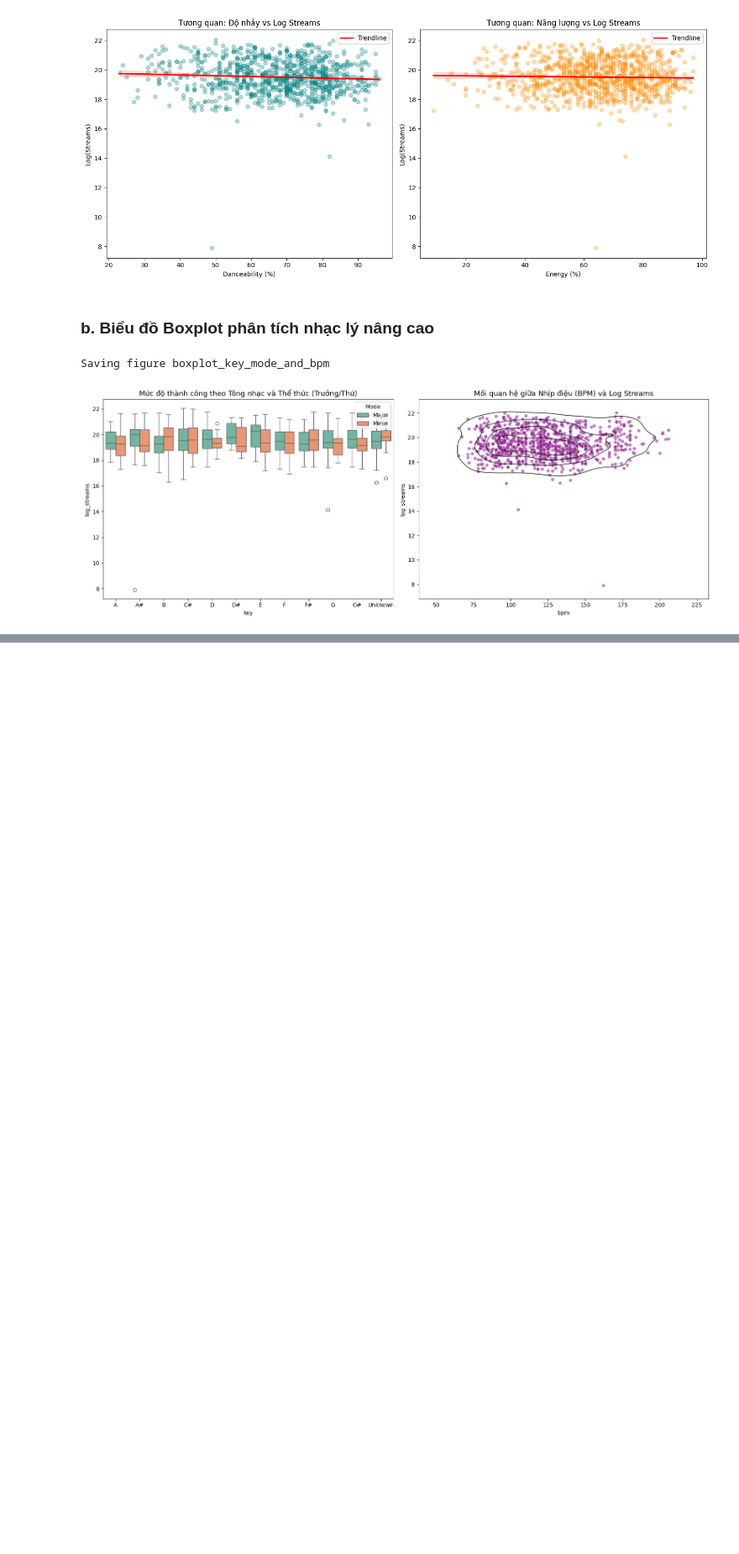
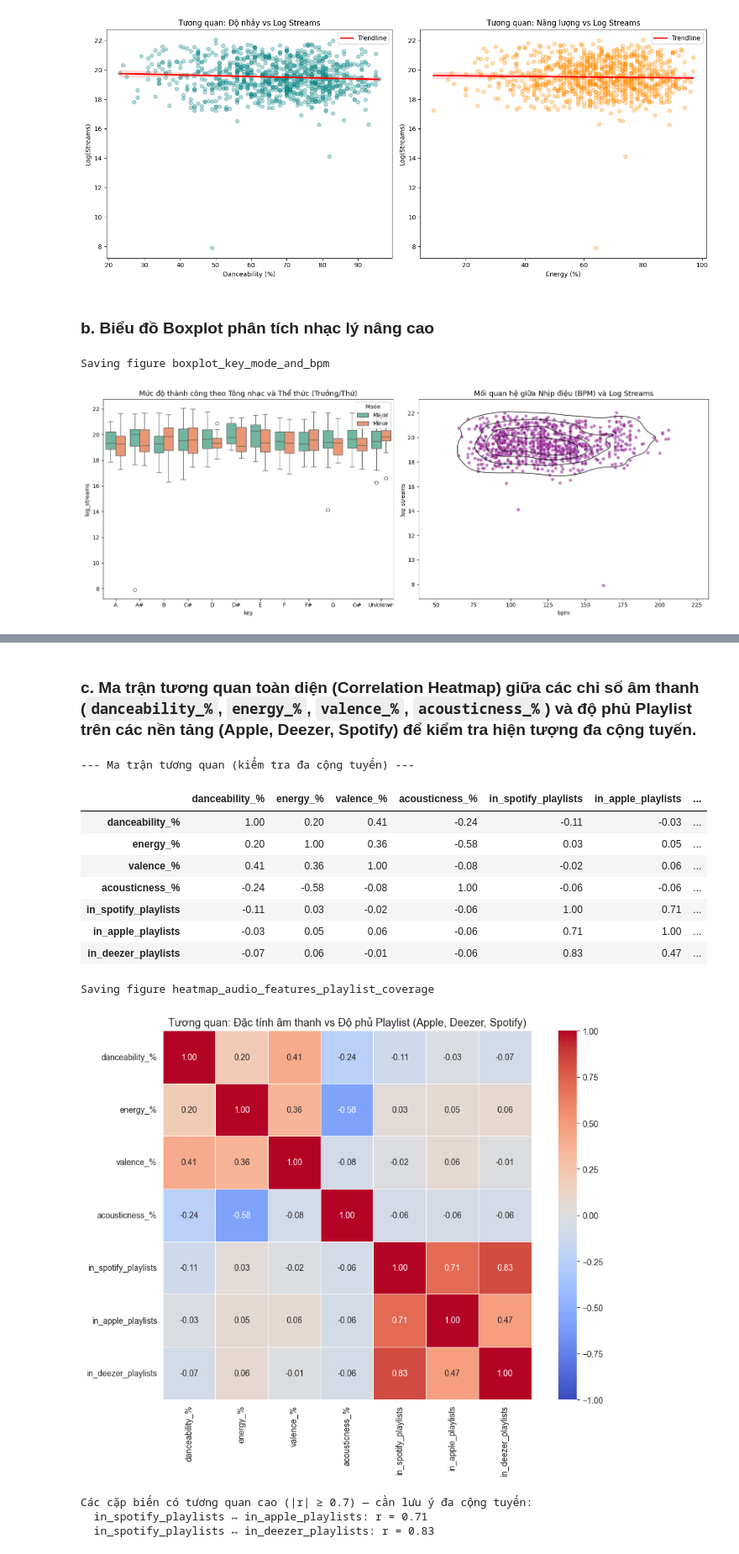
Before and after one commit to BuiHuy16/Spotify-Songs, a Jupyter notebook: notebooks/eda_visualization.ipynb, the cells around one changed output, grey strips where cells are left out. Shown at 84% size. Drawn from its saved outputs; the diff is of its cells as text; code cells hidden in the pictures; blank space fills up the shorter version.

```diff
--- a/notebooks/eda_visualization.ipynb
+++ b/notebooks/eda_visualization.ipynb
@@ -243,0 +380,63 @@ Saving figure boxplot_key_mode_and_bpm
+# %% [markdown]
+### c. Ma trận tương quan toàn diện (Correlation Heatmap) giữa các chỉ số âm thanh (`danceability_%`, `energy_%`, `valence_%`, `acousticness_%`) và độ phủ Playlist trên các nền tảng (Apple, Deezer, Spotify) để kiểm tra hiện tượng đa cộng tuyến.
+# %%
+# 1. Chọn các chỉ số âm thanh và độ phủ playlist trên 3 nền tảng
+corr_cols = [
+    'danceability_%', 'energy_%', 'valence_%', 'acousticness_%',
+    'in_spotify_playlists', 'in_apple_playlists', 'in_deezer_playlists'
+]
+
+corr_matrix = df[corr_cols].corr()
+
+print("--- Ma trận tương quan (kiểm tra đa cộng tuyến) ---")
+display(corr_matrix.round(2))
+
+# 2. Vẽ heatmap toàn diện
+plt.figure(figsize=(10, 8))
+sns.heatmap(
+    corr_matrix,
+    annot=True,
+    cmap='coolwarm',
+    fmt='.2f',
+    vmin=-1,
+    vmax=1,
+    linewidths=0.5,
+    square=True
+)
+plt.title(
+    'Tương quan: Đặc tính âm thanh vs Độ phủ Playlist (Apple, Deezer, Spotify)',
+    fontsize=13
+)
+plt.tight_layout()
+save_fig("heatmap_audio_features_playlist_coverage")
+plt.show()
+
+# 3. Liệt kê các cặp biến có tương quan cao (|r| ≥ 0.7)
+high_corr = []
+for i in range(len(corr_cols)):
+    for j in range(i + 1, len(corr_cols)):
+        r = corr_matrix.iloc[i, j]
+        if abs(r) >= 0.7:
+            high_corr.append((corr_cols[i], corr_cols[j], r))
+
+if high_corr:
+    print("\nCác cặp biến có tương quan cao (|r| ≥ 0.7) — cần lưu ý đa cộng tuyến:")
+    for a, b, r in high_corr:
+        print(f"  {a} ↔ {b}: r = {r:.2f}")
+else:
+    print("\nKhông phát hiện cặp biến nào có |r| ≥ 0.7.")
+# %% [output]
+--- Ma trận tương quan (kiểm tra đa cộng tuyến) ---
+|  | danceability_% | energy_% | valence_% | acousticness_% | in_spotify_playlists | in_apple_playlists | ... |
+| danceability_% | 1.00 | 0.20 | 0.41 | -0.24 | -0.11 | -0.03 | ... |
+| energy_% | 0.20 | 1.00 | 0.36 | -0.58 | 0.03 | 0.05 | ... |
+| valence_% | 0.41 | 0.36 | 1.00 | -0.08 | -0.02 | 0.06 | ... |
+| acousticness_% | -0.24 | -0.58 | -0.08 | 1.00 | -0.06 | -0.06 | ... |
+| in_spotify_playlists | -0.11 | 0.03 | -0.02 | -0.06 | 1.00 | 0.71 | ... |
+| in_apple_playlists | -0.03 | 0.05 | 0.06 | -0.06 | 0.71 | 1.00 | ... |
+| in_deezer_playlists | -0.07 | 0.06 | -0.01 | -0.06 | 0.83 | 0.47 | ... |
+Saving figure heatmap_audio_features_playlist_coverage
+[figure, added]
+Các cặp biến có tương quan cao (|r| ≥ 0.7) — cần lưu ý đa cộng tuyến:
+  in_spotify_playlists ↔ in_apple_playlists: r = 0.71
+  in_spotify_playlists ↔ in_deezer_playlists: r = 0.83
```
Also changed, not shown: parts of 6 cells of this notebook, 4 other files.
